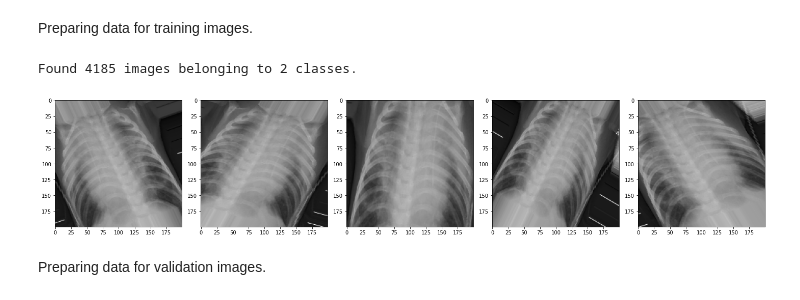
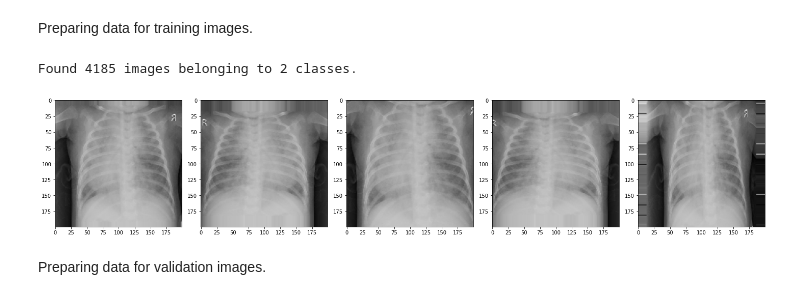
Before and after one commit to byunsy/pneumonia-classification, a Jupyter notebook: Pneumonia_Classification.ipynb, the cells around one changed output. Saved outputs shown, nothing was run; the diff lists cells and outputs as text; code cells hidden in the pictures.

```diff
--- a/Pneumonia_Classification.ipynb
+++ b/Pneumonia_Classification.ipynb
@@ -294,5 +282,5 @@ We will be using a batch size of 32 and image size of 200x200.
 # %%
-BATCH_SIZE = 100
+BATCH_SIZE = 130
 IMG_SHAPE = 200
 # %% [markdown]
 Create a function that will display images.
@@ -364,24 +349,21 @@ Preparing data for training images.
 # %%
 image_gen_train = ImageDataGenerator(
     rescale=1./255,
-    rotation_range=45,
     zoom_range=0.25,
     horizontal_flip=True,
-    width_shift_range=0.05,
-    height_shift_range=0.05
 )
 
 train_data_gen = image_gen_train.flow_from_directory(batch_size=BATCH_SIZE,
                                                      directory=train_dir,
                                                      shuffle=True,
                                                      target_size=(IMG_SHAPE,IMG_SHAPE),
                                                      class_mode='binary')
 
 augmented_images = [train_data_gen[0][0][0] for i in range(5)]
 plotImages(augmented_images)
 # %% [output]
 Found 4185 images belonging to 2 classes.
-[figure, old version]
+[figure, new version]
 # %% [markdown]
 Preparing data for validation images.
 # %%
```
Also changed, not shown: parts of 20 cells of this notebook.
